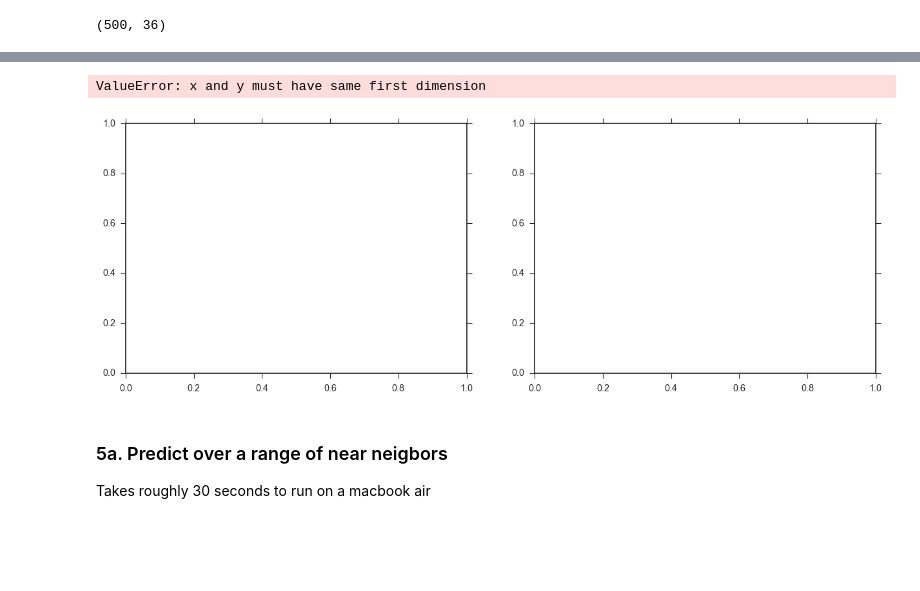
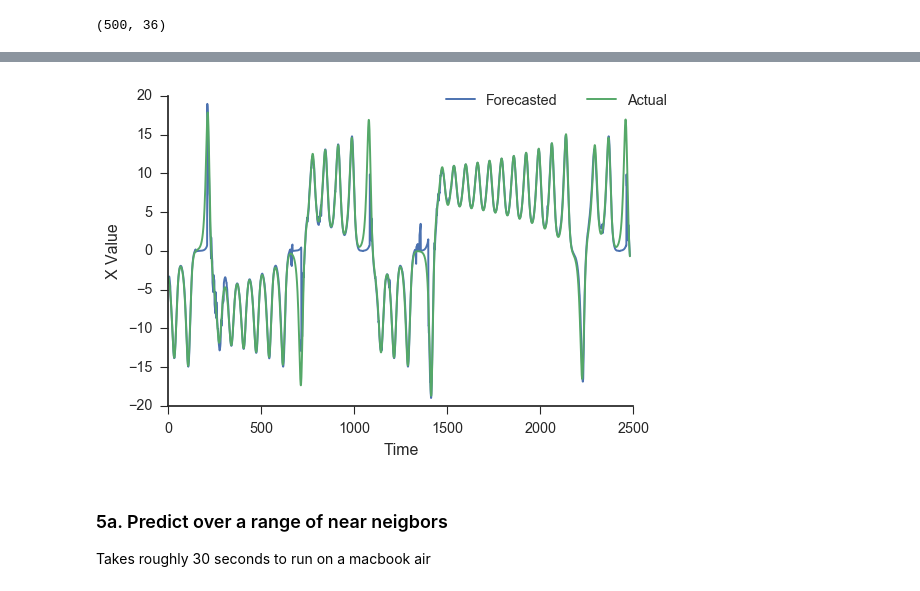
Before and after one commit to nickc1/skedm, a Jupyter notebook: scripts/skNLA_examples.ipynb, the cells around one changed output, grey strips where cells are left out. Drawn from its saved outputs; the diff is of its cells as text; code cells hidden in the pictures; blank space fills up the shorter version.

```diff
--- a/scripts/skNLA_examples.ipynb
+++ b/scripts/skNLA_examples.ipynb
@@ -186,5 +258,5 @@ sns.despine()
 # %% [markdown]
 ### 2. Calculate the mutual information of the time series
 # %%
-E = nla.embed(X) #initiate the embed class
+E = nla.Embed(X) #initiate the embed class
 # %%
@@ -229,7 +302,7 @@ Xtest = X[train_len:]
 ytest = y[train_len:]
 # %%
 weights = 'distance' #use a distance weighting for the near neighbors
-NLA = nla.NonLin(weights) # initiate the nonlinear forecasting class
+NLA = nla.Regression(weights) # initiate the nonlinear forecasting class
 # %%
 NLA.fit(Xtrain,ytrain) #fit the training data
 # %% [markdown]
@@ -300,19 +351,14 @@ plt.contourf(score,cmap='magma')
 # %%
-fig,ax = plt.subplots(1,2,figsize=(15,5))
+fig,ax = plt.subplots()
 
-ax[0].plot(np.arange(1,37),score.ravel())
-ax[0].set_xlabel('Prediction Distance')
-ax[0].set_ylabel('Forecast Score')
-
-ax[1].plot(ypred[:,35],label='Forecasted');
-ax[1].plot(ytest[:,35],label='Actual');
-ax[1].set_xlabel('Time')
-ax[1].set_ylabel('X Value')
-ax[1].legend(bbox_to_anchor=(1.1, 1.05),ncol=2)
+ax.plot(ypred[0][:,35],label='Forecasted');
+ax.plot(ytest[:,35],label='Actual');
+ax.set_xlabel('Time')
+ax.set_ylabel('X Value')
+ax.legend(bbox_to_anchor=(1.1, 1.05),ncol=2)
 sns.despine()
 # %% [output]
-ValueError: x and y must have same first dimension
-[figure, old version]
+[figure, new version]
 # %%
 #fig.savefig('../figures/lorenz_forecast.png',bbox_inches='tight')
 # %% [markdown]
```
Also changed, not shown: parts of 91 cells of this notebook, 3 other files.
